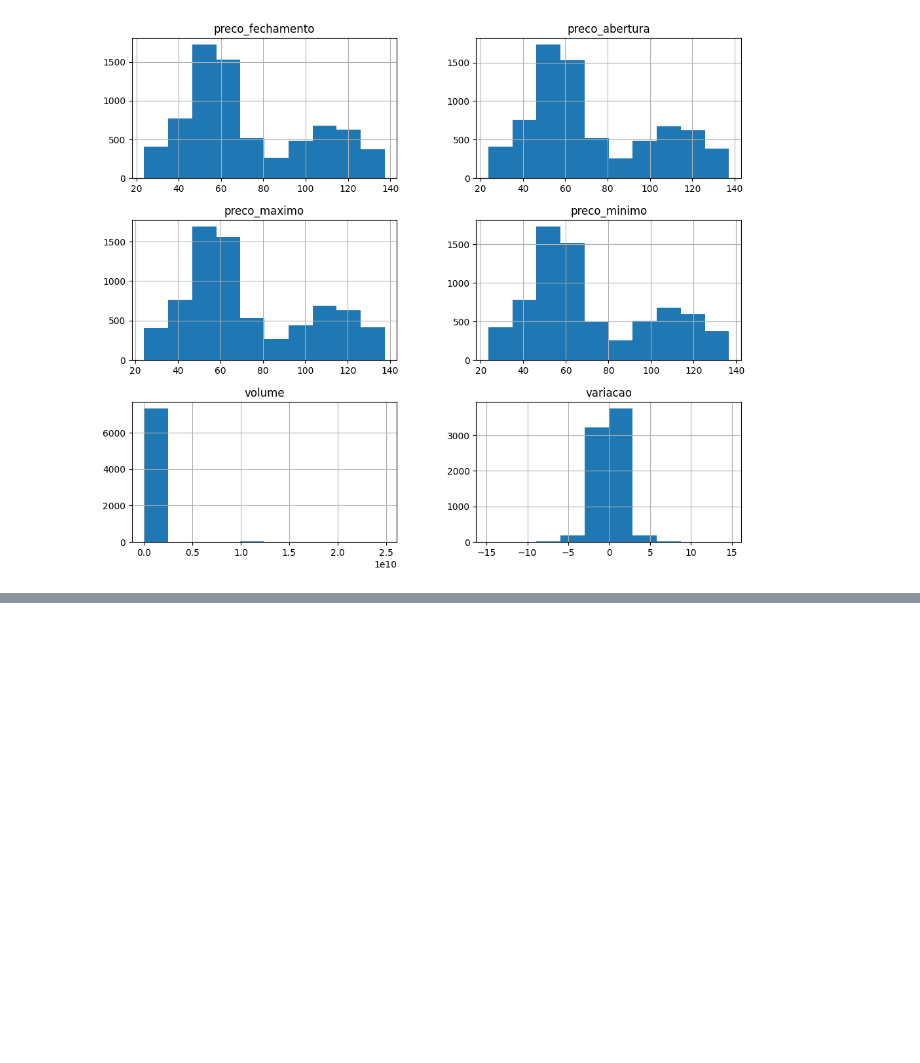
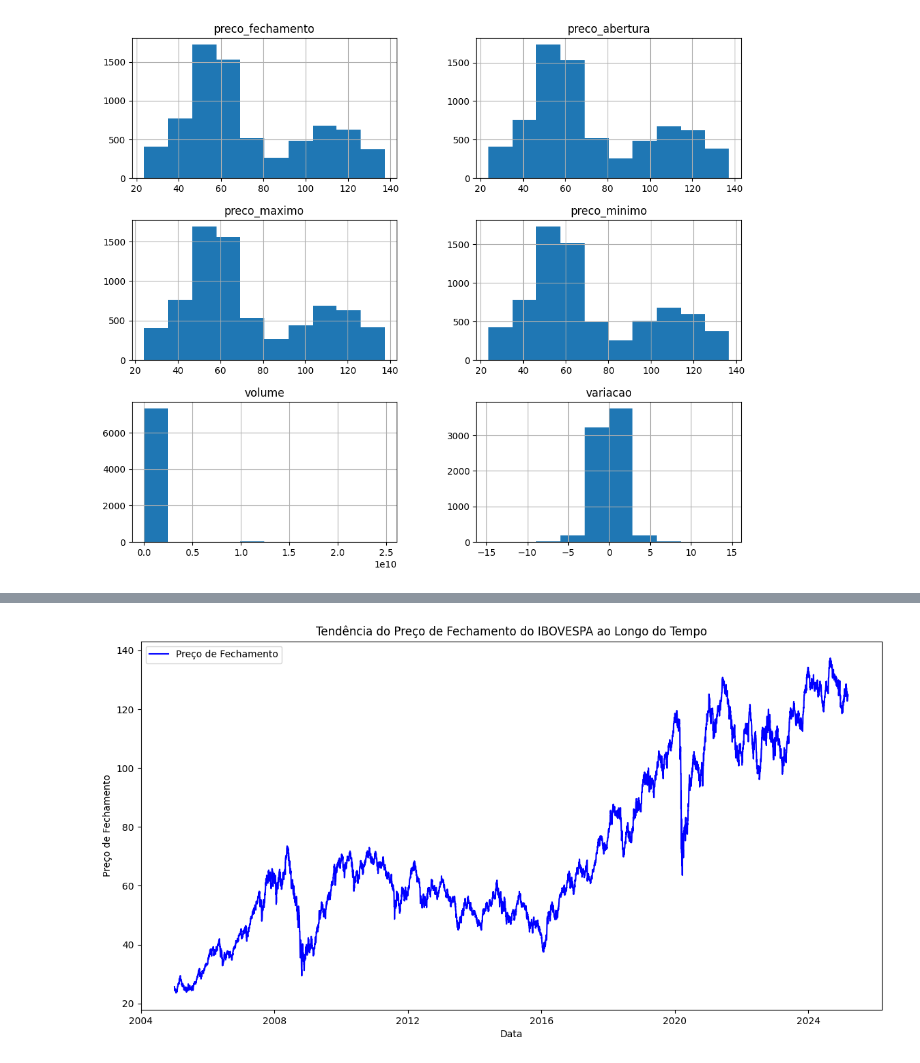
Before and after one commit to LohSilva/projeto_ibovespa, a Jupyter notebook: codigo/ibovespa.ipynb, the cells around one changed output, grey strips where cells are left out. Saved outputs shown, nothing was run; the diff lists cells and outputs as text; code cells hidden in the pictures; blank space fills up the shorter version.

```diff
--- a/codigo/ibovespa.ipynb
+++ b/codigo/ibovespa.ipynb
@@ -387,0 +439,5 @@ array([[<Axes: title={'center': 'preco_fechamento'}>,
+# %%
+df_ibovespa['preco_fechamento_proximo_dia'] = df_ibovespa['preco_fechamento'].shift(-1)
+df_ibovespa['tendencia'] = (df_ibovespa['preco_fechamento_proximo_dia'] > df_ibovespa['preco_fechamento']).astype(int)
+# %%
+df_ibovespa['amplitude_diaria'] = df_ibovespa['preco_maximo'] - df_ibovespa['preco_minimo']
@@ -387,0 +454,3 @@ array([[<Axes: title={'center': 'preco_fechamento'}>,
+# %%
+df_ibovespa.dropna(subset=['preco_fechamento_proximo_dia'], inplace=True)
+df_ibovespa.tail()
@@ -387,0 +465,4 @@ array([[<Axes: title={'center': 'preco_fechamento'}>,
+# %%
+df_ibovespa['tendencia'] = df_ibovespa['tendencia'].astype('category')
+print("\nContagem de classes da Variável Target 'tendencia':")
+df_ibovespa['tendencia'].value_counts()
@@ -387,0 +496,11 @@ array([[<Axes: title={'center': 'preco_fechamento'}>,
+# %%
+#Gerando o gráfico de linha para visualizar a tendência do preço de fechamento ao longo do tempo
+plt.figure(figsize=(14, 7))
+plt.plot(df_ibovespa.index, df_ibovespa['preco_fechamento'], label='Preço de Fechamento', color='blue')
+plt.title('Tendência do Preço de Fechamento do IBOVESPA ao Longo do Tempo')
+plt.xlabel('Data')
+plt.ylabel('Preço de Fechamento')
+plt.legend()
+plt.show()
+# %% [output]
+[figure, added]
```
Also changed, not shown: parts of 40 cells of this notebook.
